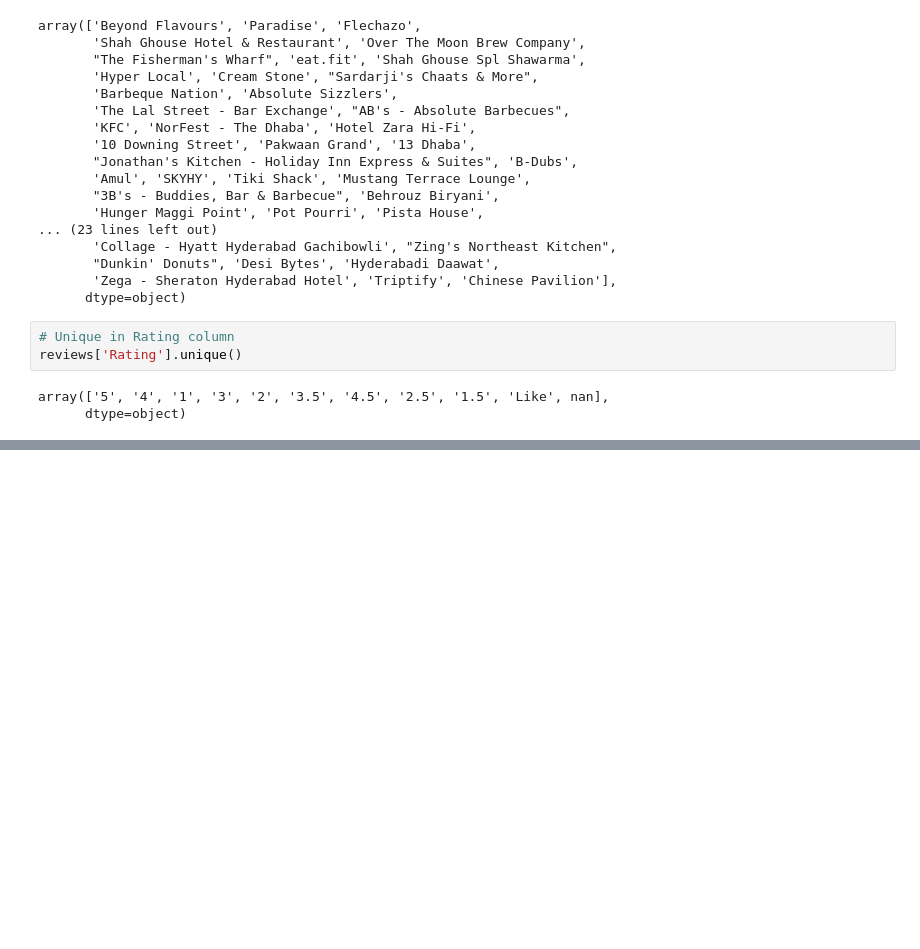
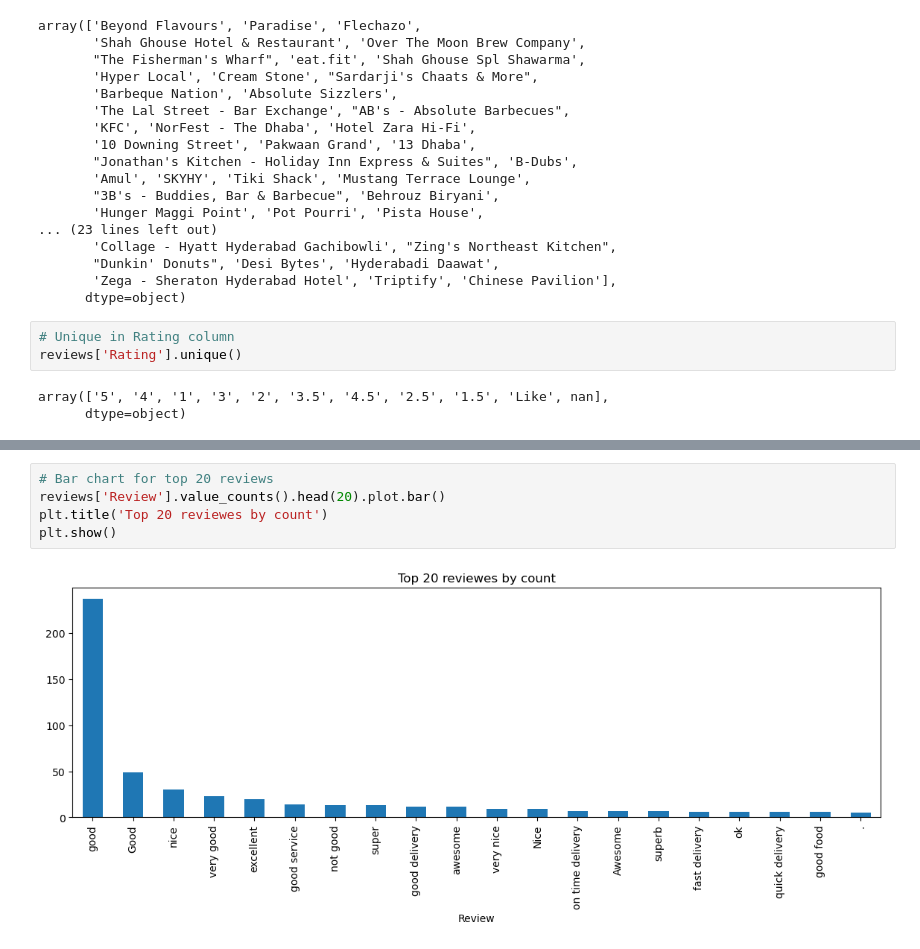
Before and after one commit to mdismailquraishicse/ZomatoRestaurantClusteringAndSentimentAnalysis, a Jupyter notebook: eda_reviews.ipynb, the cells around one changed output, grey strips where cells are left out. Saved outputs shown, nothing was run; the diff lists cells and outputs as text; blank space fills up the shorter version.

```diff
--- a/eda_reviews.ipynb
+++ b/eda_reviews.ipynb
@@ -82,0 +141,7 @@ array(['5', '4', '1', '3', '2', '3.5', '4.5', '2.5', '1.5', 'Like', nan],
+# %%
+# Bar chart for top 20 reviews
+reviews['Review'].value_counts().head(20).plot.bar()
+plt.title('Top 20 reviewes by count')
+plt.show()
+# %% [output]
+[figure, added]
```
Also changed, not shown: parts of 8 cells of this notebook, 1 other file.
